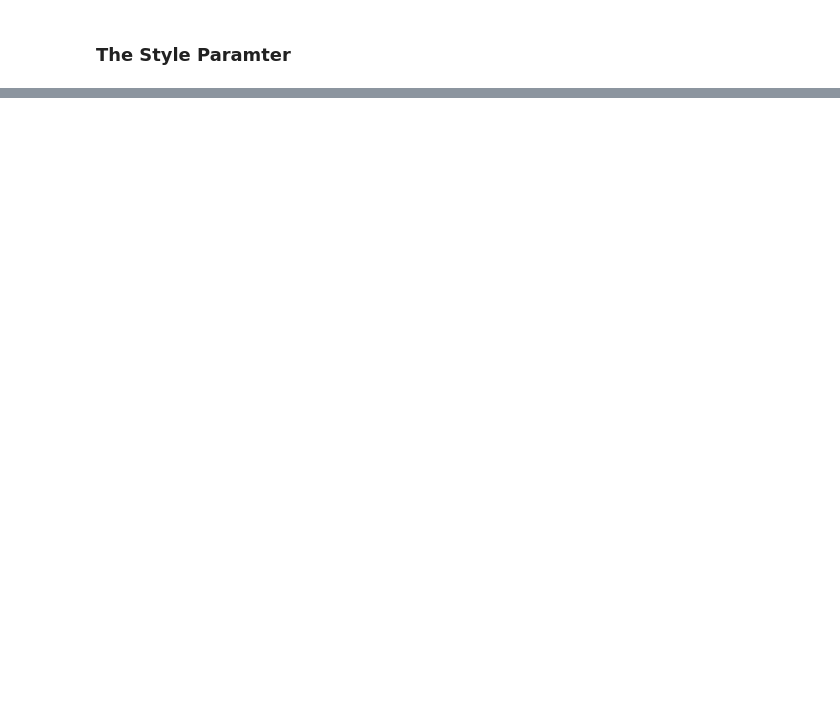
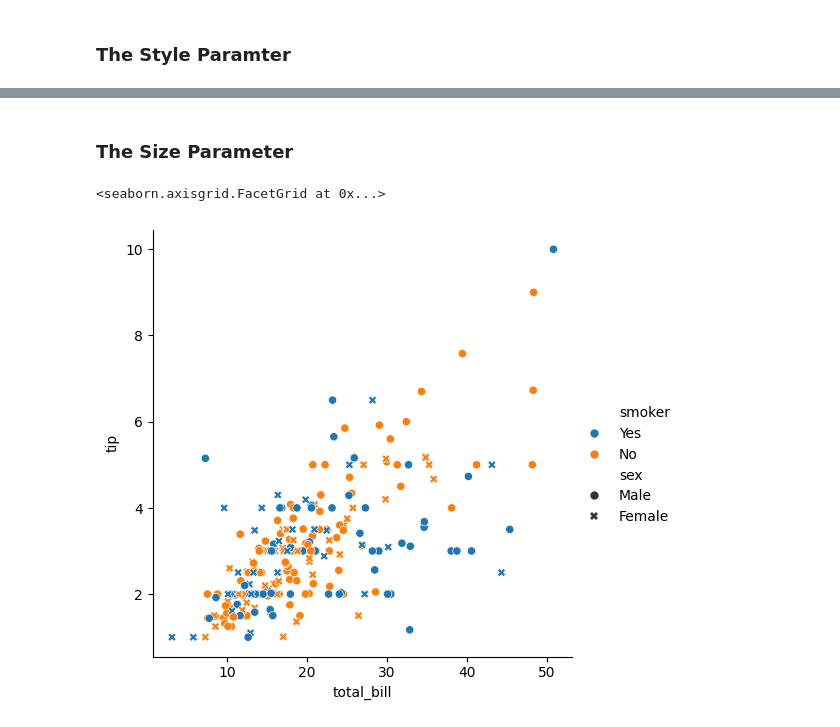
Before and after one commit to pushparajwastaken/100daysofML, a Jupyter notebook: seaborn/scatter.ipynb, the cells around one changed output, grey strips where cells are left out. Saved outputs shown, nothing was run; the diff lists cells and outputs as text; code cells hidden in the pictures; blank space fills up the shorter version.

```diff
--- a/seaborn/scatter.ipynb
+++ b/seaborn/scatter.ipynb
@@ -30,0 +41,7 @@ sns.relplot(x='total_bill',y='tip',kind='scatter',data=data)
+# %% [markdown]
+### The Size Parameter
+# %%
+sns.relplot(x='total_bill',y='tip',hue='smoker',style='sex',sizes=(15,200),data=data)
+# %% [output]
+<seaborn.axisgrid.FacetGrid at 0x...>
+[figure, added]
```
Also changed, not shown: parts of 4 cells of this notebook.
